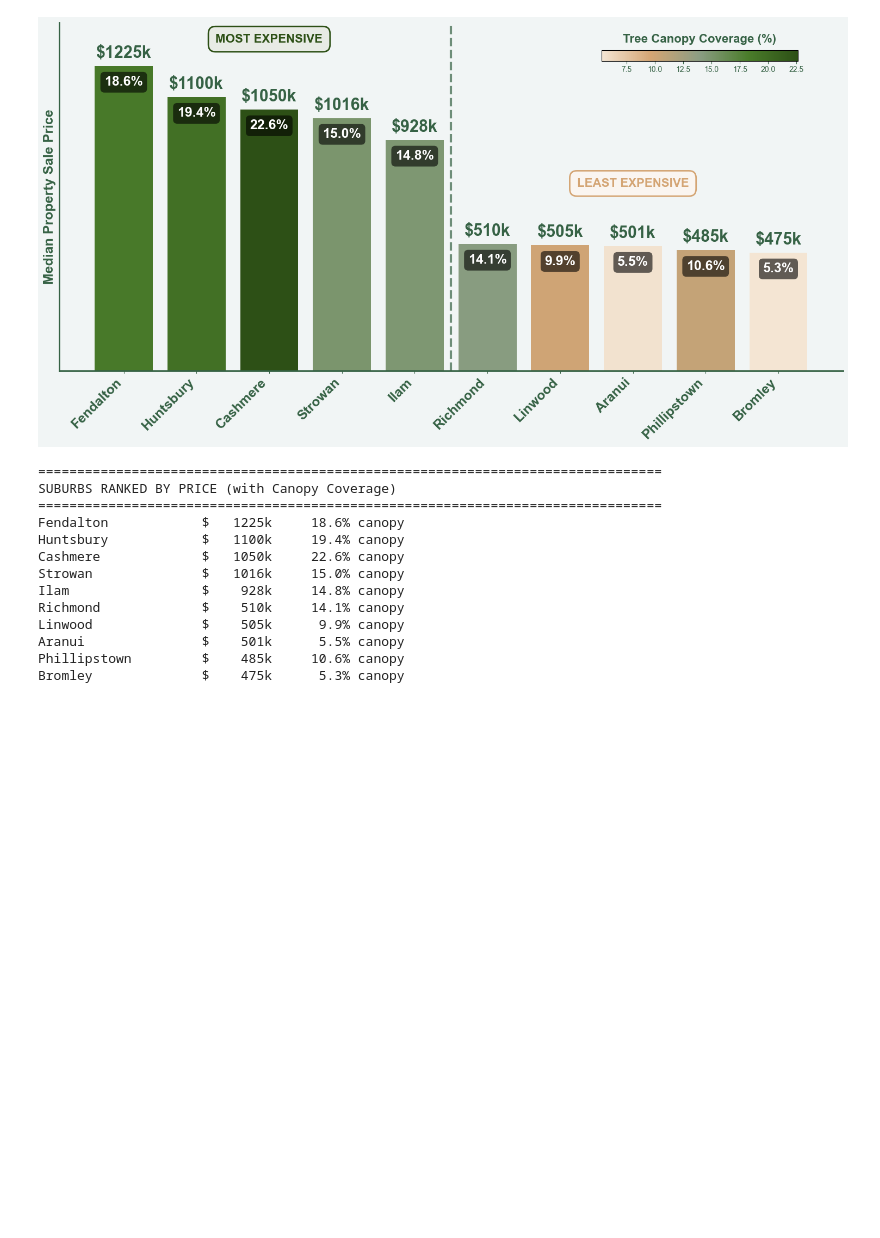
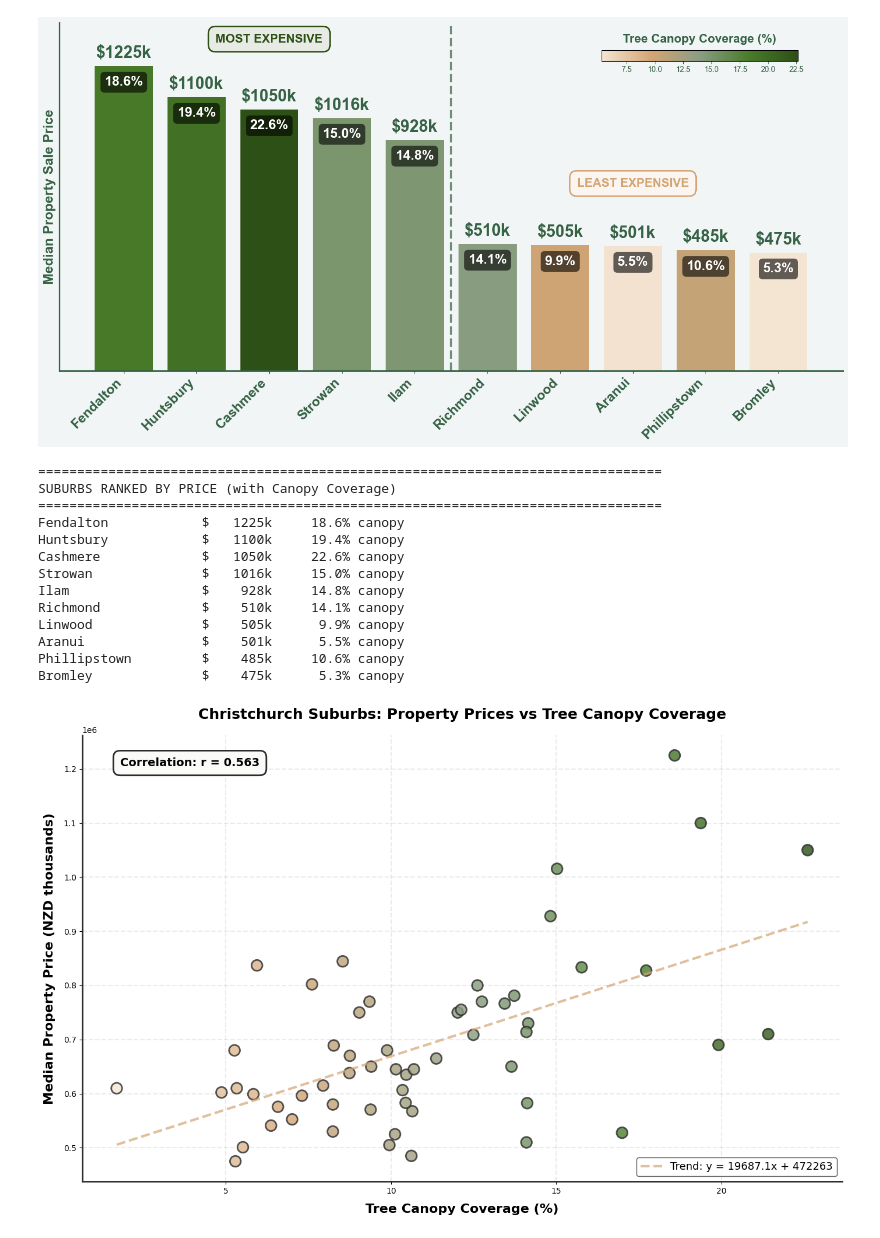
Before and after one commit to shrestha-rujal/chc-property-prices, a Jupyter notebook: property-prices.ipynb, the cells around one changed output. Drawn from its saved outputs; the diff is of its cells as text; code cells hidden in the pictures; blank space fills up the shorter version.

```diff
--- a/property-prices.ipynb
+++ b/property-prices.ipynb
@@ -824,3 +674,83 @@ Linwood              $    505k      9.9% canopy
 Aranui               $    501k      5.5% canopy
 Phillipstown         $    485k     10.6% canopy
 Bromley              $    475k      5.3% canopy
+# %%
+import matplotlib.pyplot as plt
+import numpy as np
+from matplotlib.colors import LinearSegmentedColormap
+
+# Get suburbs data, excluding specific suburbs
+pp_clean = pp_suburbs.dropna(subset=['median_price', 'canopy_percentage'])
+pp_clean = pp_clean[pp_clean['suburb_loc'].isin(['Westmorland', 'Aidanfield', 'Marshland', 'Wigram']) == False]
+
+# Create figure
+fig, ax = plt.subplots(figsize=(14, 9), facecolor='white')
+
+# Create custom colormap for point colors
+colors_map = LinearSegmentedColormap.from_list('canopy',
+    ['#f4e5d3', '#d4a574', '#8b9d83', '#4a7c2a', '#2d5016'])
+
+# Normalize canopy percentages for color mapping
+from matplotlib.colors import Normalize
+norm = Normalize(vmin=pp_clean['canopy_percentage'].min(),
+                 vmax=pp_clean['canopy_percentage'].max())
+
+# Get colors for each point
+point_colors = [colors_map(norm(pct)) for pct in pp_clean['canopy_percentage']]
+
+# Create scatter plot
+scatter = ax.scatter(pp_clean['canopy_percentage'], pp_clean['median_price'],
+                     c=point_colors, s=180, alpha=0.8,
+                     edgecolor='#2c2c2c', linewidth=2)
+
+# Add trend line
+z = np.polyfit(pp_clean['canopy_percentage'], pp_clean['median_price'], 1)
+p = np.poly1d(z)
+x_trend = np.linspace(pp_clean['canopy_percentage'].min(),
+                      pp_clean['canopy_percentage'].max(), 100)
+ax.plot(x_trend, p(x_trend), "--", color='#d4a574', linewidth=3,
+        alpha=0.7, label=f'Trend: y = {z[0]:.1f}x + {z[1]:.0f}')
+
+# Calculate correlation
+correlation = pp_clean['canopy_percentage'].corr(pp_clean['median_price'])
+
+# Labels and formatting
+ax.set_xlabel('Tree Canopy Coverage (%)', fontsize=16, weight='bold', labelpad=10)
+ax.set_ylabel('Median Property Price (NZD thousands)', fontsize=16, weight='bold', labelpad=10)
+ax.set_title('Christchurch Suburbs: Property Prices vs Tree Canopy Coverage',
+             fontsize=18, weight='bold', pad=20)
+
+# Grid
+ax.grid(alpha=0.25, linestyle='--', linewidth=1.5)
+ax.set_axisbelow(True)
+
+# Add correlation text
+ax.text(0.05, 0.95, f'Correlation: r = {correlation:.3f}',
+        transform=ax.transAxes, fontsize=14, weight='bold',
+        verticalalignment='top',
+        bbox=dict(boxstyle='round,pad=0.6', facecolor='#fafaf8',
+                 edgecolor='#2c2c2c', linewidth=2))
+
+# Style spines
+ax.spines['top'].set_visible(False)
+ax.spines['right'].set_visible(False)
+ax.spines['left'].set_linewidth(2)
+ax.spines['bottom'].set_linewidth(2)
+ax.spines['left'].set_color('#2c2c2c')
+ax.spines['bottom'].set_color('#2c2c2c')
+
+# Legend
+ax.legend(loc='lower right', fontsize=13, frameon=True,
+          edgecolor='#2c2c2c', facecolor='white')
+
+plt.tight_layout()
+plt.savefig('output/plots/suburbs_scatter_price_canopy.png', dpi=300, bbox_inches='tight', facecolor='white')
+plt.show()
+
+# print(f"Number of suburbs: {len(pp_clean)}")
+# print(f"Correlation coefficient: {correlation:.3f}")
+# print(f"Trend line slope: {z[0]:.2f}k per 1% canopy increase")
+# print(f"Canopy range: {pp_clean['canopy_percentage'].min():.1f}% - {pp_clean['canopy_percentage'].max():.1f}%")
+# print(f"Price range: ${pp_clean['median_price'].min()/1000:.0f}k - ${pp_clean['median_price'].max()/1000:.0f}k")
+# %% [output]
+[figure, added]
```
Also changed, not shown: parts of 26 cells of this notebook, 9 other files.
